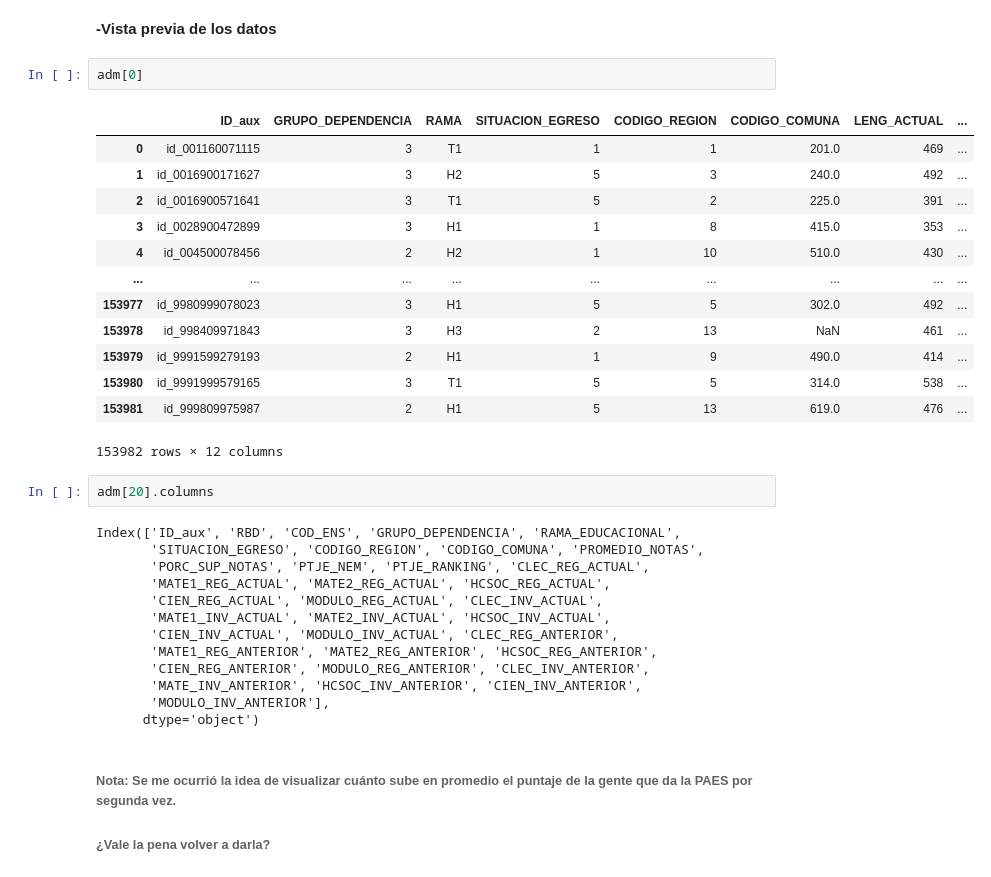
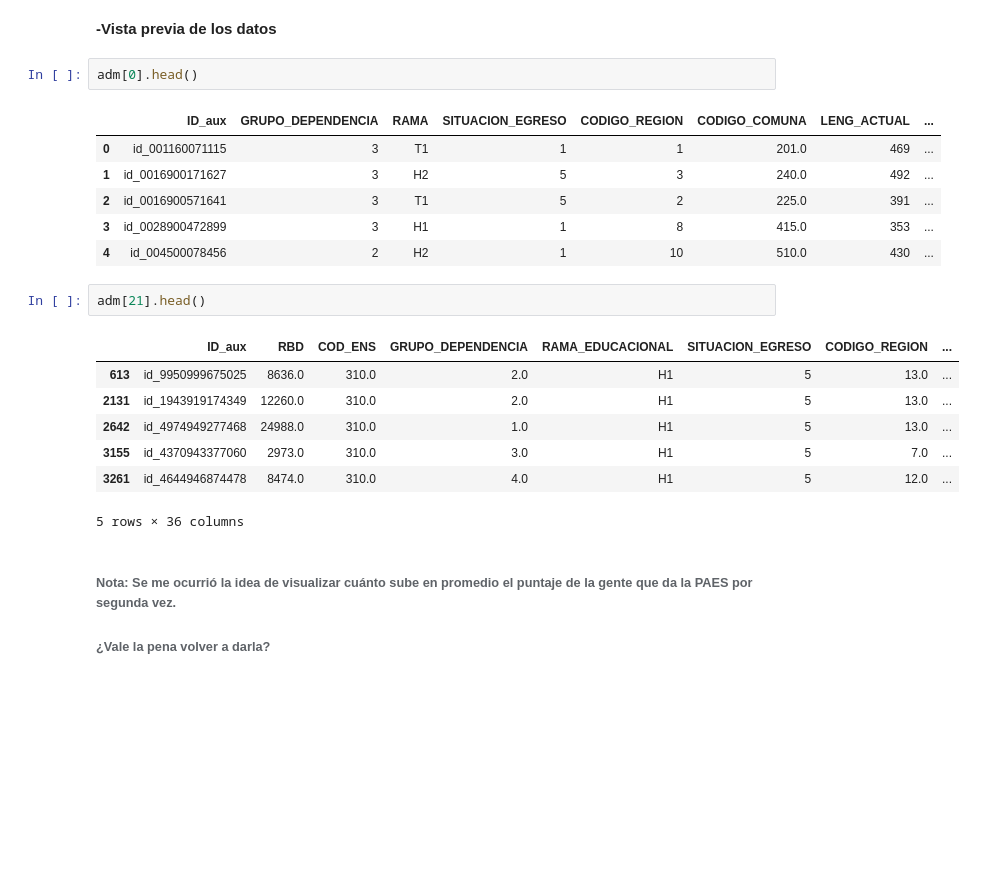
Before and after one commit to Proyecto-IMT-2200/2025-2, a Jupyter notebook: Borrador_Proyecto.ipynb, the cells around one changed output. Saved outputs shown, nothing was run; the diff lists cells and outputs as text; blank space fills up the shorter version.

```diff
--- a/Borrador_Proyecto.ipynb
+++ b/Borrador_Proyecto.ipynb
@@ -124,36 +107,24 @@ Lectura correcta datos admision 2004-2025
 # %% [markdown]
 **-Vista previa de los datos**
 # %%
-adm[0]
+adm[0].head()
 # %% [output]
 |  | ID_aux | GRUPO_DEPENDENCIA | RAMA | SITUACION_EGRESO | CODIGO_REGION | CODIGO_COMUNA | LENG_ACTUAL | ... |
 | 0 | id_001160071115 | 3 | T1 | 1 | 1 | 201.0 | 469 | ... |
 | 1 | id_0016900171627 | 3 | H2 | 5 | 3 | 240.0 | 492 | ... |
 | 2 | id_0016900571641 | 3 | T1 | 5 | 2 | 225.0 | 391 | ... |
 | 3 | id_0028900472899 | 3 | H1 | 1 | 8 | 415.0 | 353 | ... |
 | 4 | id_004500078456 | 2 | H2 | 1 | 10 | 510.0 | 430 | ... |
-| ... | ... | ... | ... | ... | ... | ... | ... | ... |
-| 153977 | id_9980999078023 | 3 | H1 | 5 | 5 | 302.0 | 492 | ... |
-| 153978 | id_998409971843 | 3 | H3 | 2 | 13 | NaN | 461 | ... |
-| 153979 | id_9991599279193 | 2 | H1 | 1 | 9 | 490.0 | 414 | ... |
-| 153980 | id_9991999579165 | 3 | T1 | 5 | 5 | 314.0 | 538 | ... |
-| 153981 | id_999809975987 | 2 | H1 | 5 | 13 | 619.0 | 476 | ... |
-153982 rows × 12 columns
 # %%
-adm[20].columns
+adm[21].head()
 # %% [output]
+|  | ID_aux | RBD | COD_ENS | GRUPO_DEPENDENCIA | RAMA_EDUCACIONAL | SITUACION_EGRESO | CODIGO_REGION | ... |
+| 613 | id_9950999675025 | 8636.0 | 310.0 | 2.0 | H1 | 5 | 13.0 | ... |
+| 2131 | id_1943919174349 | 12260.0 | 310.0 | 2.0 | H1 | 5 | 13.0 | ... |
+| 2642 | id_4974949277468 | 24988.0 | 310.0 | 1.0 | H1 | 5 | 13.0 | ... |
+| 3155 | id_4370943377060 | 2973.0 | 310.0 | 3.0 | H1 | 5 | 7.0 | ... |
+| 3261 | id_4644946874478 | 8474.0 | 310.0 | 4.0 | H1 | 5 | 12.0 | ... |
-Index(['ID_aux', 'RBD', 'COD_ENS', 'GRUPO_DEPENDENCIA', 'RAMA_EDUCACIONAL',
-       'SITUACION_EGRESO', 'CODIGO_REGION', 'CODIGO_COMUNA', 'PROMEDIO_NOTAS',
-       'PORC_SUP_NOTAS', 'PTJE_NEM', 'PTJE_RANKING', 'CLEC_REG_ACTUAL',
-       'MATE1_REG_ACTUAL', 'MATE2_REG_ACTUAL', 'HCSOC_REG_ACTUAL',
-       'CIEN_REG_ACTUAL', 'MODULO_REG_ACTUAL', 'CLEC_INV_ACTUAL',
-       'MATE1_INV_ACTUAL', 'MATE2_INV_ACTUAL', 'HCSOC_INV_ACTUAL',
-       'CIEN_INV_ACTUAL', 'MODULO_INV_ACTUAL', 'CLEC_REG_ANTERIOR',
-       'MATE1_REG_ANTERIOR', 'MATE2_REG_ANTERIOR', 'HCSOC_REG_ANTERIOR',
-       'CIEN_REG_ANTERIOR', 'MODULO_REG_ANTERIOR', 'CLEC_INV_ANTERIOR',
-       'MATE_INV_ANTERIOR', 'HCSOC_INV_ANTERIOR', 'CIEN_INV_ANTERIOR',
-       'MODULO_INV_ANTERIOR'],
-      dtype='object')
+5 rows × 36 columns
 # %% [markdown]
 ###### Nota: Se me ocurrió la idea de visualizar cuánto sube en promedio el puntaje de la gente que da la PAES por segunda vez.
 ###### ¿Vale la pena volver a darla?
```
Also changed, not shown: parts of 4 cells of this notebook.
